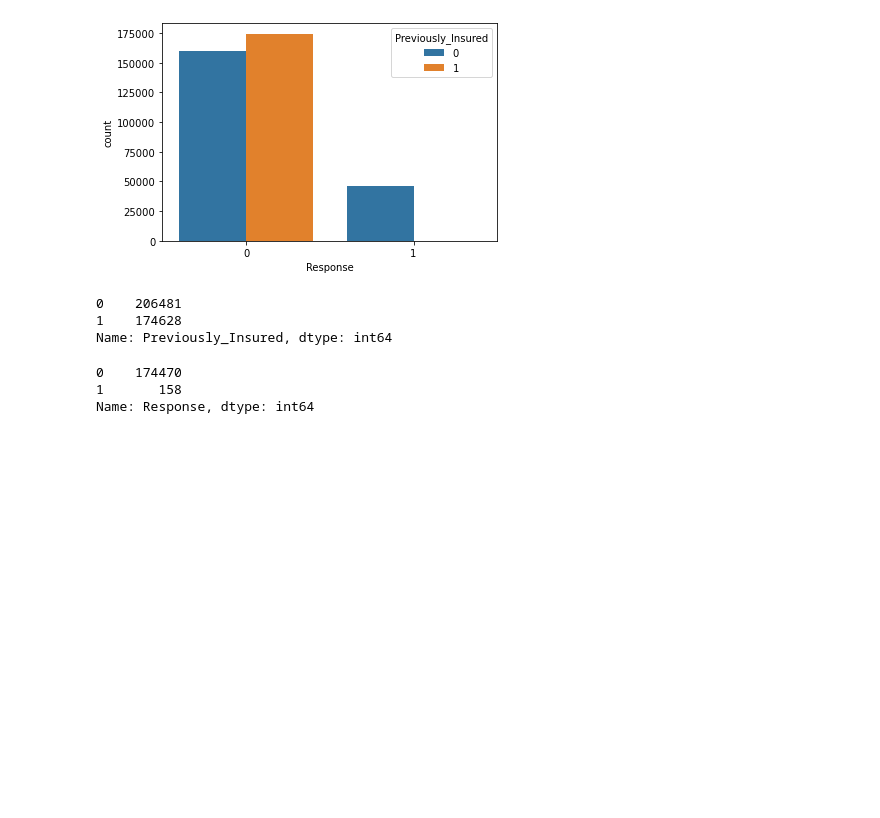
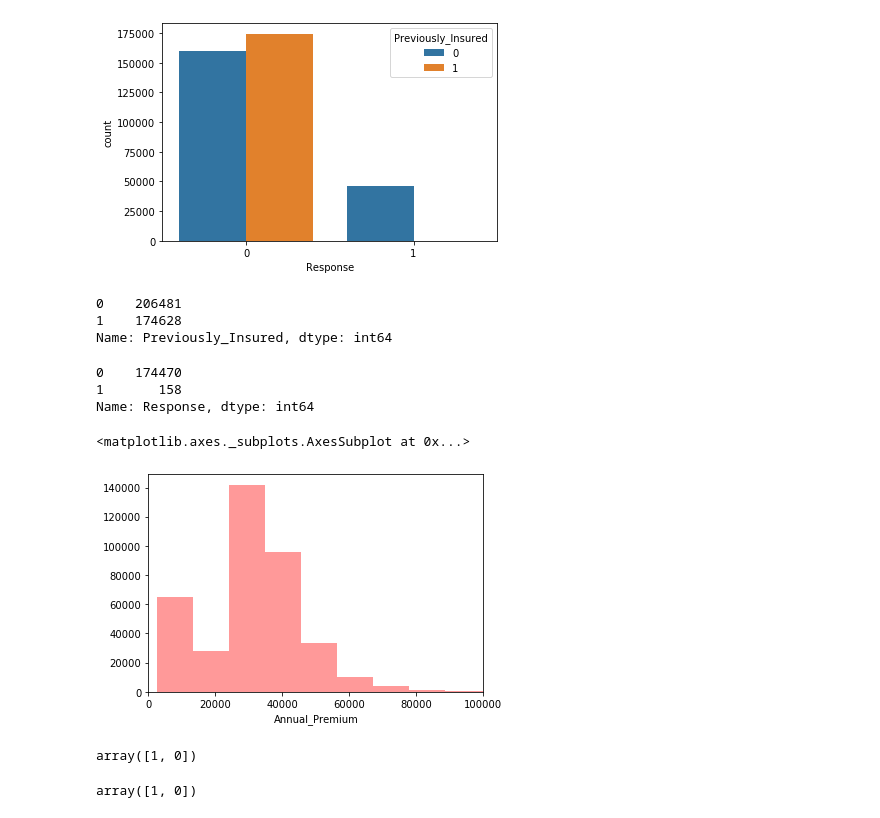
Before and after one commit to gouthamreddy97/health_insurance, a Jupyter notebook: health_insurance.ipynb, the cells around one changed output. Drawn from its saved outputs; the diff is of its cells as text; code cells hidden in the pictures; blank space fills up the shorter version.

```diff
--- a/health_insurance.ipynb
+++ b/health_insurance.ipynb
@@ -157,3 +158,9 @@ df[df['Previously_Insured']==1]['Response'].value_counts()
 0    174470
 1       158
 Name: Response, dtype: int64
+# %%
+plt.xlim(0,100000)
+sns.distplot(df['Annual_Premium'],kde=False,color='red')
+# %% [output]
+<matplotlib.axes._subplots.AxesSubplot at 0x...>
+[figure, added]
@@ -159,0 +172,8 @@ Name: Response, dtype: int64
+# %%
+df['Gender'].unique()
+# %% [output]
+array([1, 0])
+# %%
+df['Vehicle_Damage'].unique()
+# %% [output]
+array([1, 0])
```
Also changed, not shown: parts of 20 cells of this notebook.
